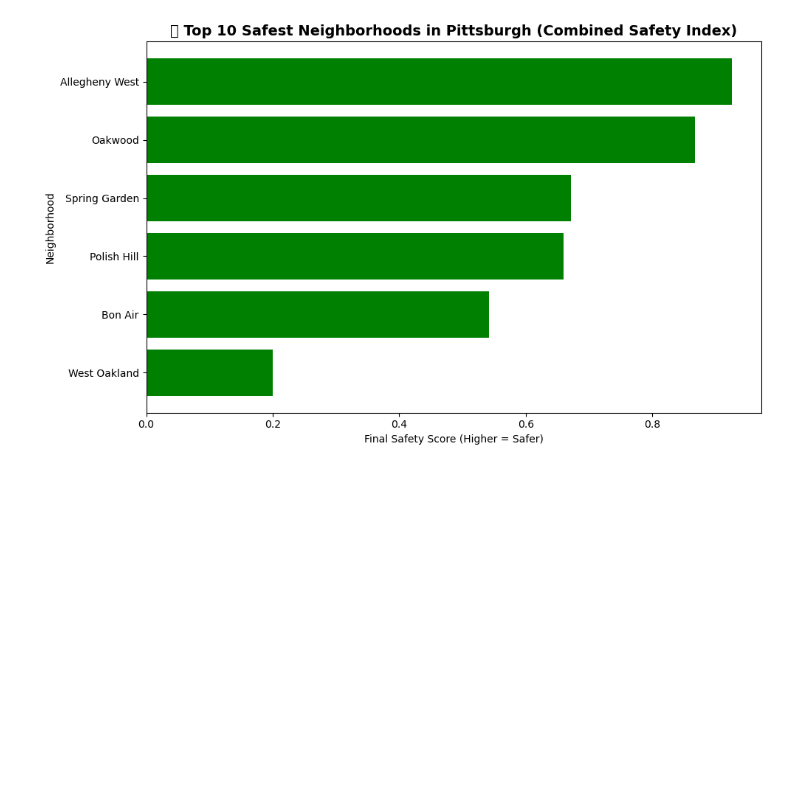
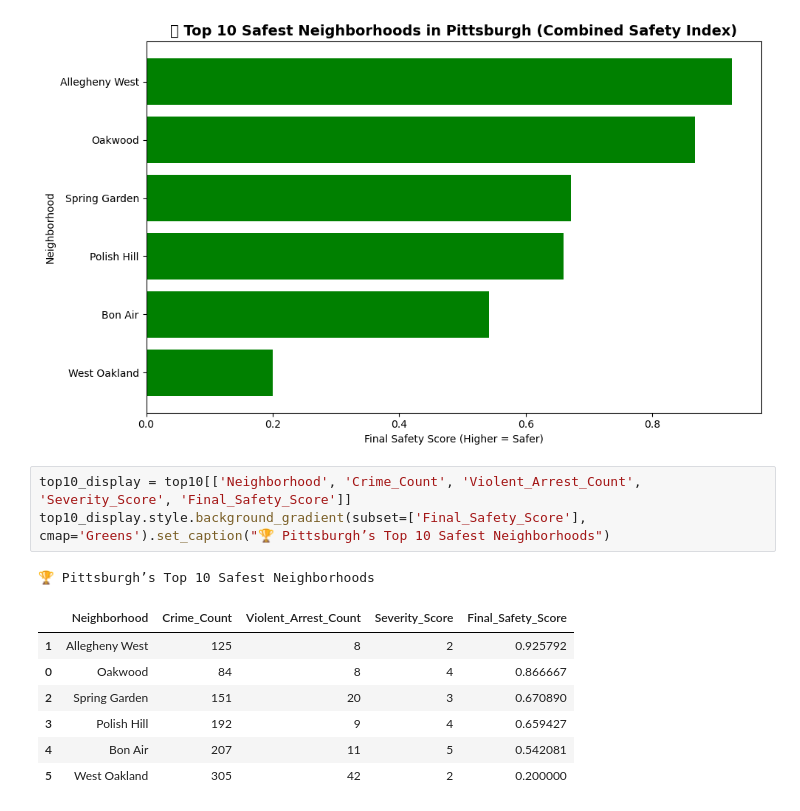
Before and after one commit to ELS522/pitt-best-neighborhood, a Jupyter notebook: final_project (1).ipynb, the cells around one changed output. Cells and saved outputs as stored; diff of their text form; blank space fills up the shorter version.

```diff
--- a/final_project (1).ipynb
+++ b/final_project (1).ipynb
@@ -420,3 +420,15 @@ plt.tight_layout()
 plt.show()
 # %% [output]
 [figure]
+# %%
+top10_display = top10[['Neighborhood', 'Crime_Count', 'Violent_Arrest_Count', 'Severity_Score', 'Final_Safety_Score']]
+top10_display.style.background_gradient(subset=['Final_Safety_Score'], cmap='Greens').set_caption("🏆 Pittsburgh’s Top 10 Safest Neighborhoods")
+# %% [output]
+🏆 Pittsburgh’s Top 10 Safest Neighborhoods
+|  | Neighborhood | Crime_Count | Violent_Arrest_Count | Severity_Score | Final_Safety_Score |
+| 1 | Allegheny West | 125 | 8 | 2 | 0.925792 |
+| 0 | Oakwood | 84 | 8 | 4 | 0.866667 |
+| 2 | Spring Garden | 151 | 20 | 3 | 0.670890 |
+| 3 | Polish Hill | 192 | 9 | 4 | 0.659427 |
+| 4 | Bon Air | 207 | 11 | 5 | 0.542081 |
+| 5 | West Oakland | 305 | 42 | 2 | 0.200000 |
```
